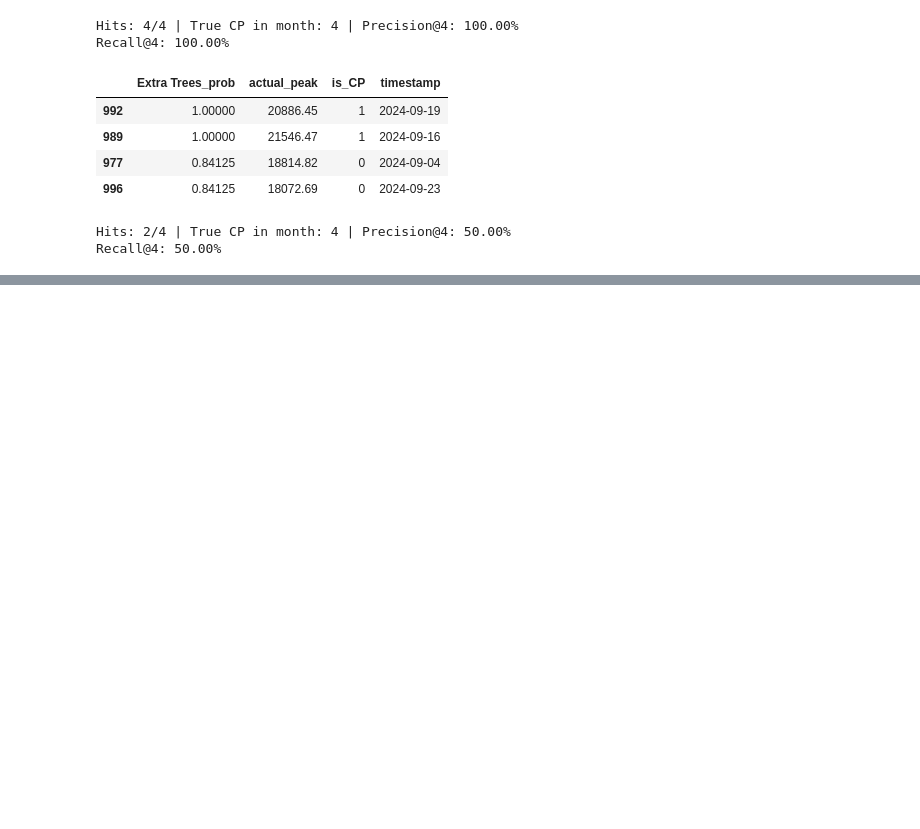
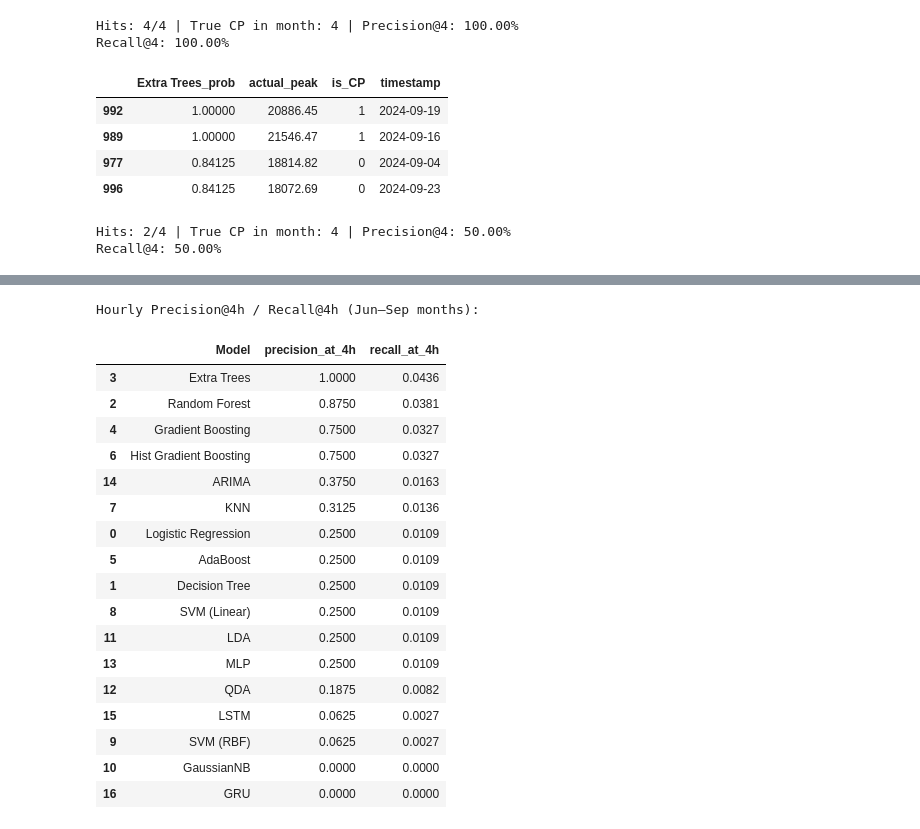
Before and after one commit to EmiyaKatuz/Probabilistic-Algorithm-for-5CP, a Jupyter notebook: cp_evaluation.ipynb, the cells around one changed output, grey strips where cells are left out. Saved outputs shown, nothing was run; the diff lists cells and outputs as text; code cells hidden in the pictures; blank space fills up the shorter version.

```diff
--- a/cp_evaluation.ipynb
+++ b/cp_evaluation.ipynb
@@ -1021,0 +1434,52 @@ Recall@4: 50.00%
+# %%
+if ENABLE_HOURLY_PIPELINE and fitted_models_hr:
+    def monthly_precision_recall_at_k_hours(df, scores, k=4):
+        df = df.copy()
+        df['score'] = scores
+        total_hits = 0
+        total_true = 0
+        months = 0
+        for (y, m), sub in df.groupby(['year', 'month']):
+            if not (6 <= m <= 9):
+                continue
+            if len(sub) < 24 * 5:
+                continue
+            topk = sub.nlargest(k, 'score')
+            hits = int(topk['is_CP'].sum())
+            denom = int(sub['is_CP'].sum())
+            total_hits += hits
+            total_true += denom
+            months += 1
+        p_at_k = (total_hits / (k * months)) if months > 0 else np.nan
+        r_at_k = (total_hits / total_true) if total_true > 0 else np.nan
+        return p_at_k, r_at_k
+
+
+    rows = []
+    test_hr_eval = test_hr.copy()
+    for name, s in prob_test_hr.items():
+        p4, r4 = monthly_precision_recall_at_k_hours(test_hr_eval, s, k=4)
+        rows.append({'Model': name, 'precision_at_4h': p4, 'recall_at_4h': r4})
+    p4h_df = pd.DataFrame(rows).round(4).sort_values('precision_at_4h', ascending=False)
+    print("Hourly Precision@4h / Recall@4h (Jun–Sep months):")
+    display(p4h_df)
+# %% [output]
+Hourly Precision@4h / Recall@4h (Jun–Sep months):
+|  | Model | precision_at_4h | recall_at_4h |
+| 3 | Extra Trees | 1.0000 | 0.0436 |
+| 2 | Random Forest | 0.8750 | 0.0381 |
+| 4 | Gradient Boosting | 0.7500 | 0.0327 |
+| 6 | Hist Gradient Boosting | 0.7500 | 0.0327 |
+| 14 | ARIMA | 0.3750 | 0.0163 |
+| 7 | KNN | 0.3125 | 0.0136 |
+| 0 | Logistic Regression | 0.2500 | 0.0109 |
+| 5 | AdaBoost | 0.2500 | 0.0109 |
+| 1 | Decision Tree | 0.2500 | 0.0109 |
+| 8 | SVM (Linear) | 0.2500 | 0.0109 |
+| 11 | LDA | 0.2500 | 0.0109 |
+| 13 | MLP | 0.2500 | 0.0109 |
+| 12 | QDA | 0.1875 | 0.0082 |
+| 15 | LSTM | 0.0625 | 0.0027 |
+| 9 | SVM (RBF) | 0.0625 | 0.0027 |
+| 10 | GaussianNB | 0.0000 | 0.0000 |
+| 16 | GRU | 0.0000 | 0.0000 |
```
Also changed, not shown: parts of 15 cells of this notebook, 54 other files.
